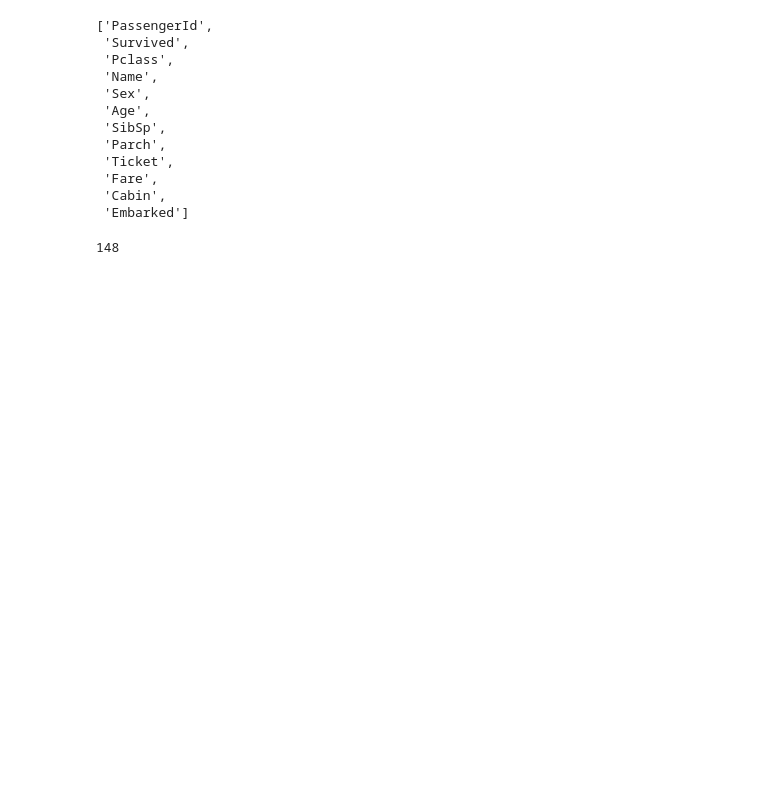
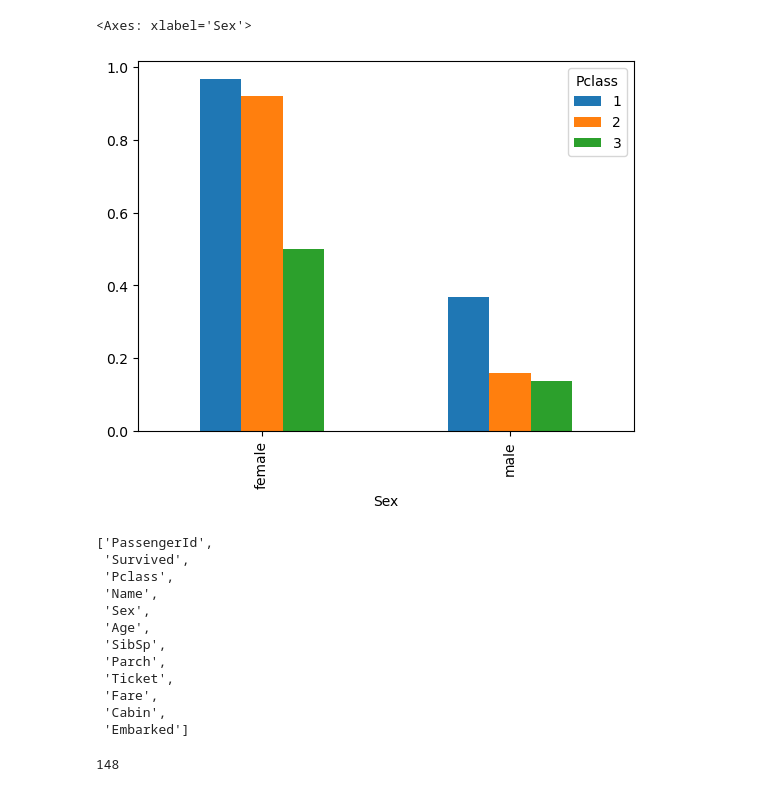
Before and after one commit to fumiya2001/DS-portfolio, a Jupyter notebook: titanic/titanic-1.ipynb, the cells around one changed output. Drawn from its saved outputs; the diff is of its cells as text; code cells hidden in the pictures; blank space fills up the shorter version.

```diff
--- a/titanic/titanic-1.ipynb
+++ b/titanic/titanic-1.ipynb
@@ -51,3 +121,8 @@ uni_plot(variable_names[11], df_train)
+# %%
+df_train.groupby(['Sex', 'Pclass'])['Survived'].mean().unstack().plot(kind='bar')
+# %% [output]
+<Axes: xlabel='Sex'>
+[figure, added]
 # %%
 variable_names
 # %% [output]
```
Also changed, not shown: parts of 37 cells of this notebook.
